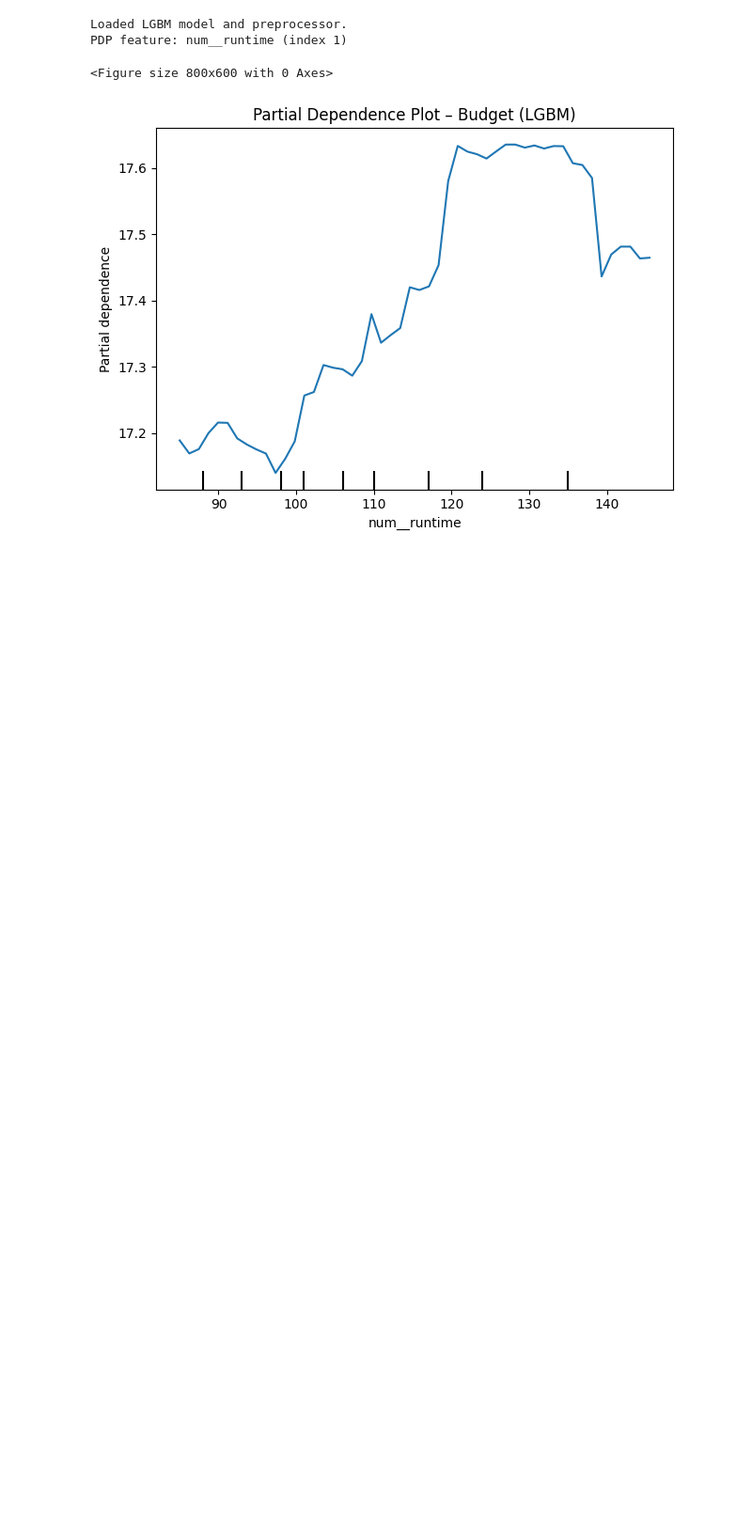
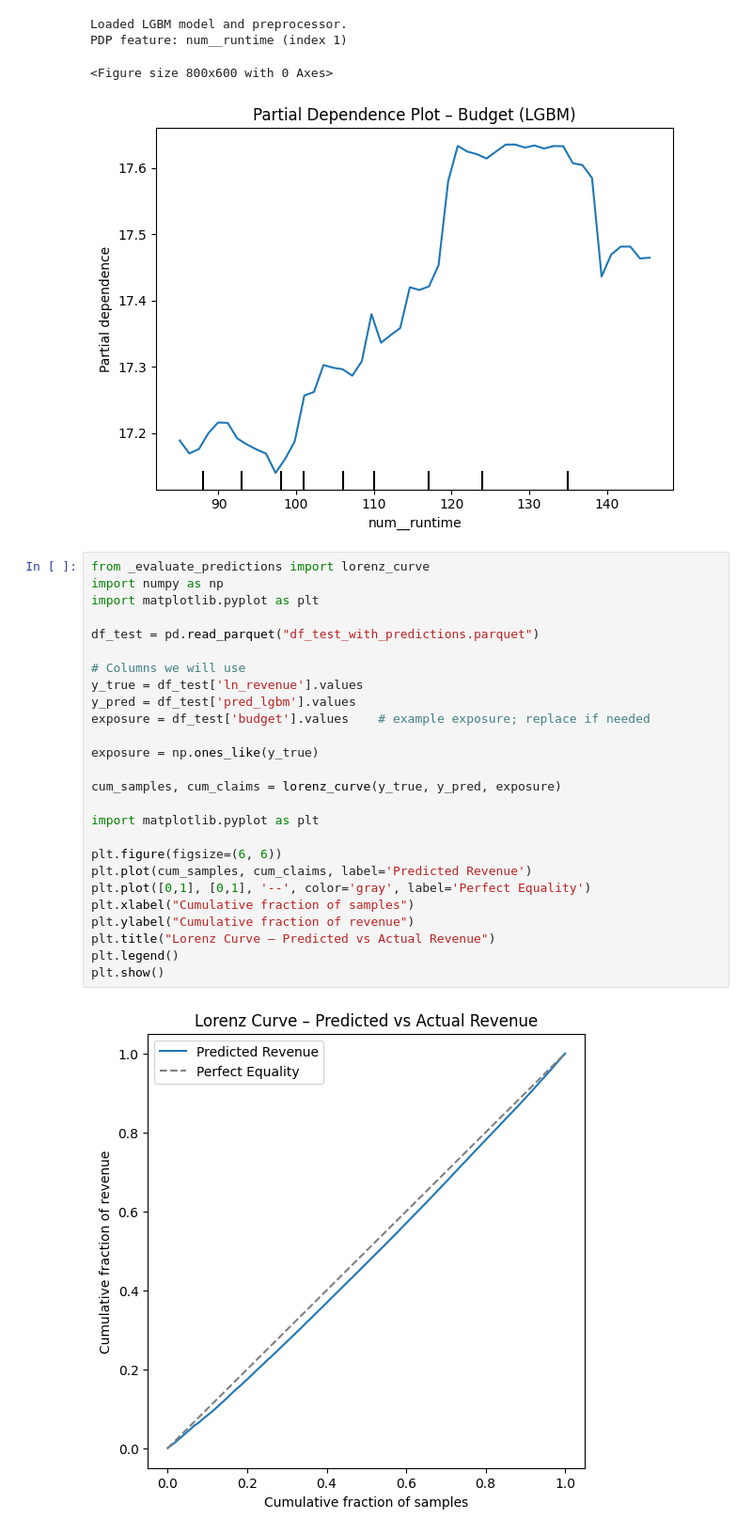
Before and after one commit to gem733/d100project, a Jupyter notebook: d100project/evaluation/evaluation.ipynb, the cells around one changed output. Shown at 94% size. Cells and saved outputs as stored; diff of their text form; blank space fills up the shorter version.

```diff
--- a/d100project/evaluation/evaluation.ipynb
+++ b/d100project/evaluation/evaluation.ipynb
@@ -636,3 +610,31 @@ Loaded LGBM model and preprocessor.
 PDP feature: num__runtime (index 1)
 <Figure size 800x600 with 0 Axes>
 [figure]
+# %%
+from _evaluate_predictions import lorenz_curve
+import numpy as np
+import matplotlib.pyplot as plt
+
+df_test = pd.read_parquet("df_test_with_predictions.parquet")
+
+# Columns we will use
+y_true = df_test['ln_revenue'].values
+y_pred = df_test['pred_lgbm'].values
+exposure = df_test['budget'].values    # example exposure; replace if needed
+
+exposure = np.ones_like(y_true)
+
+cum_samples, cum_claims = lorenz_curve(y_true, y_pred, exposure)
+
+import matplotlib.pyplot as plt
+
+plt.figure(figsize=(6, 6))
+plt.plot(cum_samples, cum_claims, label='Predicted Revenue')
+plt.plot([0,1], [0,1], '--', color='gray', label='Perfect Equality')
+plt.xlabel("Cumulative fraction of samples")
+plt.ylabel("Cumulative fraction of revenue")
+plt.title("Lorenz Curve – Predicted vs Actual Revenue")
+plt.legend()
+plt.show()
+# %% [output]
+[figure, added]
```
Also changed, not shown: parts of 2 cells of this notebook, 4 other files.
